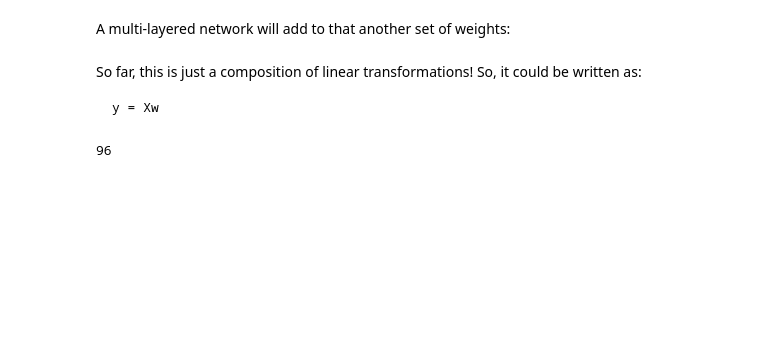
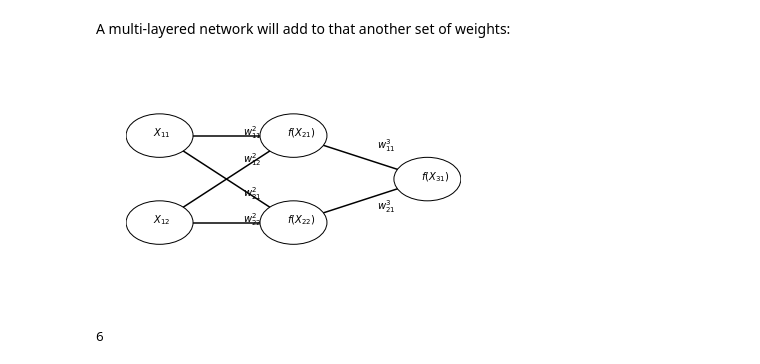
Before and after one commit to arokem/conv-nets, a Jupyter notebook: 001-neural-nets.ipynb, the cells around one changed output. Cells and saved outputs as stored; diff of their text form; code cells hidden in the pictures; blank space fills up the shorter version.

```diff
--- a/001-neural-nets.ipynb
+++ b/001-neural-nets.ipynb
@@ -82,8 +36,4 @@ output = np.dot(weights_hidden, [hidden1, hidden2])
-# %% [markdown]
-So far, this is just a composition of linear transformations! So, it could be written as:
-
-    y = Xw
-# %%
-output
-# %% [output]
-96
+# %%
+_ = utils.draw_neural_net([2, 2, 1])
+# %% [output]
+[figure, added]
@@ -89,0 +56,4 @@ output
+# %%
+print(x31)
+# %% [output]
+6
```
Also changed, not shown: parts of 42 cells of this notebook, 2 other files.
